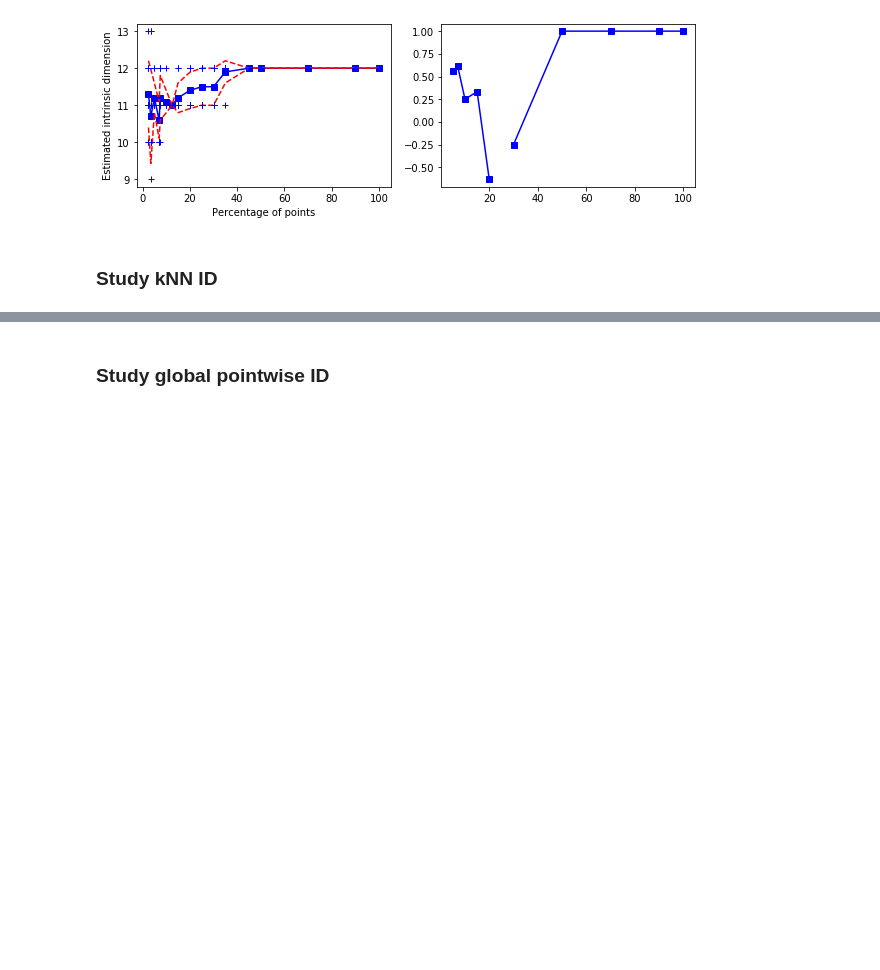
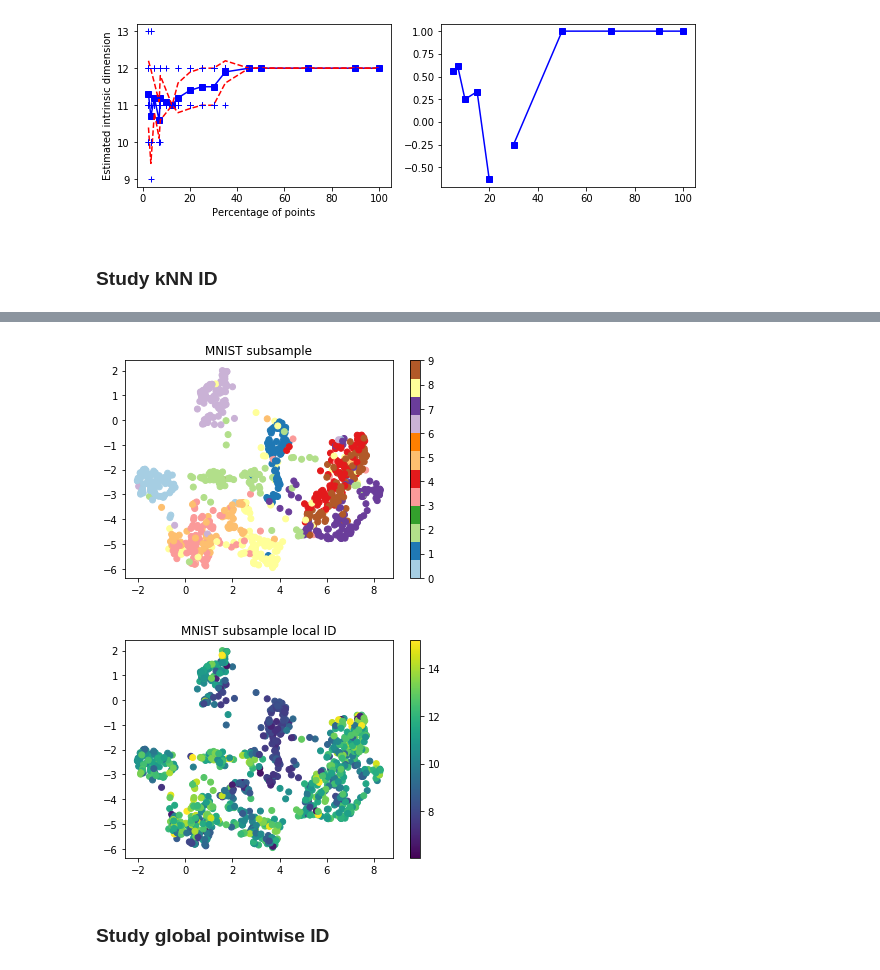
Before and after one commit to j-bac/id-concentration, a Jupyter notebook: notebooks/Test-concentration-estimators-real-data.ipynb, the cells around one changed output, grey strips where cells are left out. Saved outputs shown, nothing was run; the diff lists cells and outputs as text; code cells hidden in the pictures; blank space fills up the shorter version.

```diff
--- a/notebooks/Test-concentration-estimators-real-data.ipynb
+++ b/notebooks/Test-concentration-estimators-real-data.ipynb
@@ -437,9 +462,9 @@ sample_sizes_halves = [x/2 for x in sample_sizes]
 all_sample_sizes = sample_sizes+sample_sizes_halves
 all_sample_sizes = list(set(all_sample_sizes))
 all_sample_sizes.sort()
-
+np.random.seed(0)
 #for key,data in real_data_subsampled.items():
-for key,data in [('mnist',real_data_subsampled)]:
+for key,data in [('mnist',mnist_subsampled)]:
 
     dataset_name = key
     n_samples = data.shape[0]
@@ -593,7 +612,7 @@ n_jobs = 4
 
 #Run ID estimators pointwise in KNN neighborhoods of different sizes
 for n_neighbors in num_neighbors:
-    for dataset_name,data in [('mnist',real_data_subsampled)]:
+    for dataset_name,data in [('mnist',mnist_subsampled)]:
 
         n_samples = data.shape[0]
         print(dataset_name)
@@ -625,3 +643,10 @@ len(res_pw)
+# %%
+np.random.seed(0);umap_emb = umap.UMAP().fit_transform(mnist_subsampled)
+plt.scatter(umap_emb[:,0],umap_emb[:,1],c=real_data_subsampled_labels,cmap=plt.cm.Paired);plt.title('MNIST subsample');plt.colorbar();plt.show()
+plt.scatter(umap_emb[:,0],umap_emb[:,1],c=res_pw[0]['FisherS'],vmax=np.quantile(res_pw[0]['FisherS'],.99));plt.title('MNIST subsample local ID');plt.colorbar();plt.show()
+# %% [output]
+[figure, added]
+[figure, added]
 # %% [markdown]
 ### Study global pointwise ID
 # %%
```
Also changed, not shown: parts of 16 cells of this notebook, 19 other files.
